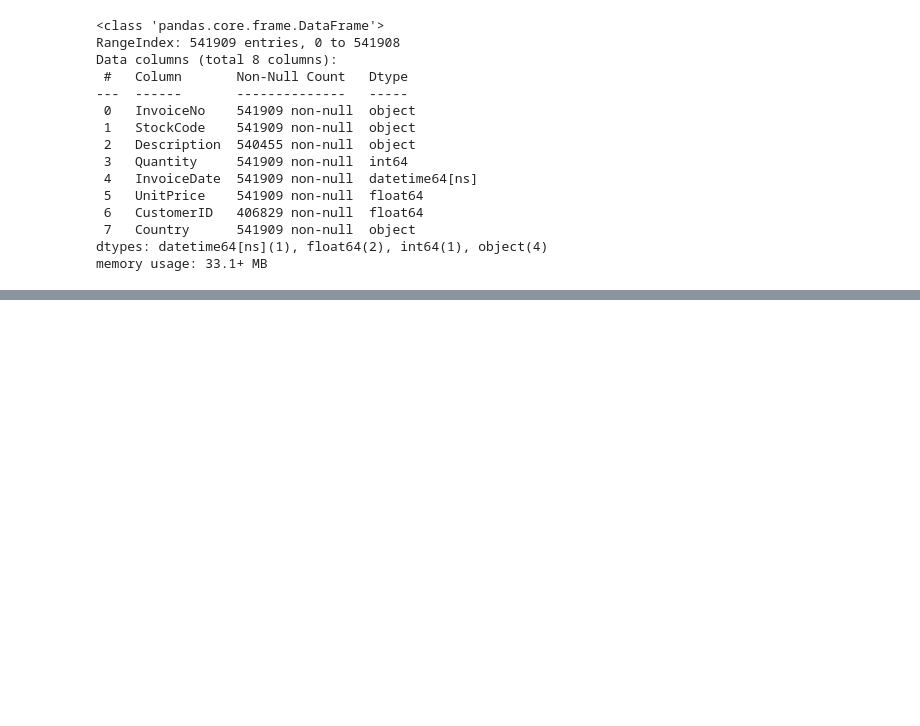
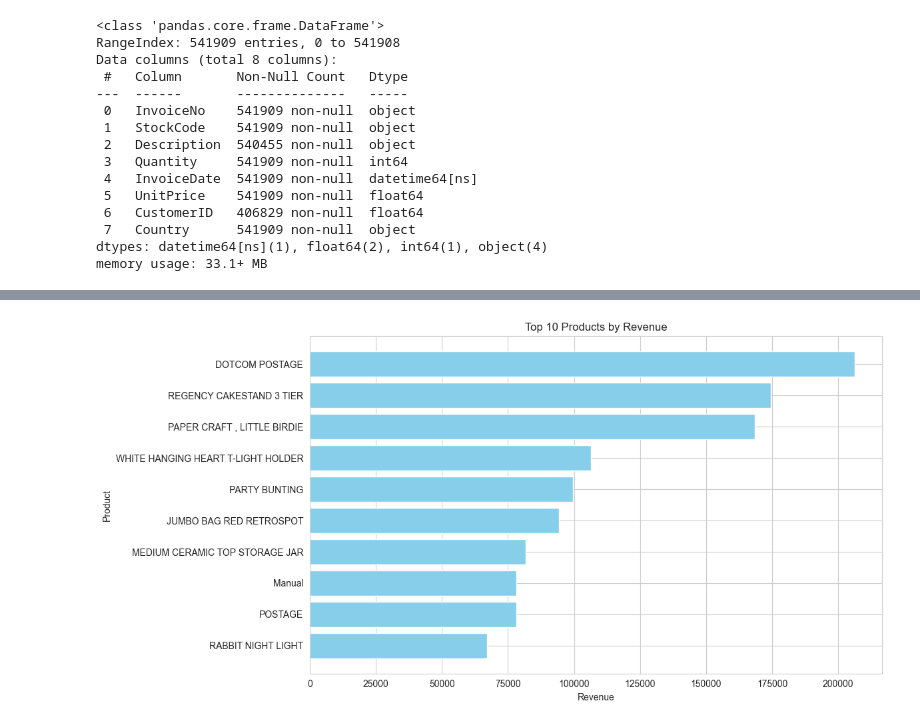
Before and after one commit to Khadija-de/ecommerce-sales-analysis-python., a Jupyter notebook: sales-analysis.ipynb, the cells around one changed output, grey strips where cells are left out. Saved outputs shown, nothing was run; the diff lists cells and outputs as text; code cells hidden in the pictures; blank space fills up the shorter version.

Commit message:
Added to 10 analysis und plot

```diff
--- a/sales-analysis.ipynb
+++ b/sales-analysis.ipynb
@@ -182,0 +218,12 @@ plt.show()
+# %%
+# Group by product description and sum the total revenue for each product
+top_products = df_clean.groupby("Description")["Revenue"].sum().reset_index()
+# %%
+# Sort from highest revenue to lowest
+top_products = top_products.sort_values(by="Revenue", ascending=False)
+
+# Keep only the top 10 products
+top_10_products = top_products.head(10)
+
+# Show the result
+top_10_products
@@ -182,0 +242,13 @@ plt.show()
+# %%
+import matplotlib.pyplot as plt
+
+plt.figure(figsize=(12, 6))
+plt.barh(top_10_products["Description"], top_10_products["Revenue"], color="skyblue")
+plt.xlabel("Revenue")
+plt.ylabel("Product")
+plt.title("Top 10 Products by Revenue")
+plt.gca().invert_yaxis()   # highest value appears at the top
+plt.tight_layout()
+plt.show()
+# %% [output]
+[figure, added]
```
Also changed, not shown: parts of 24 cells of this notebook.
